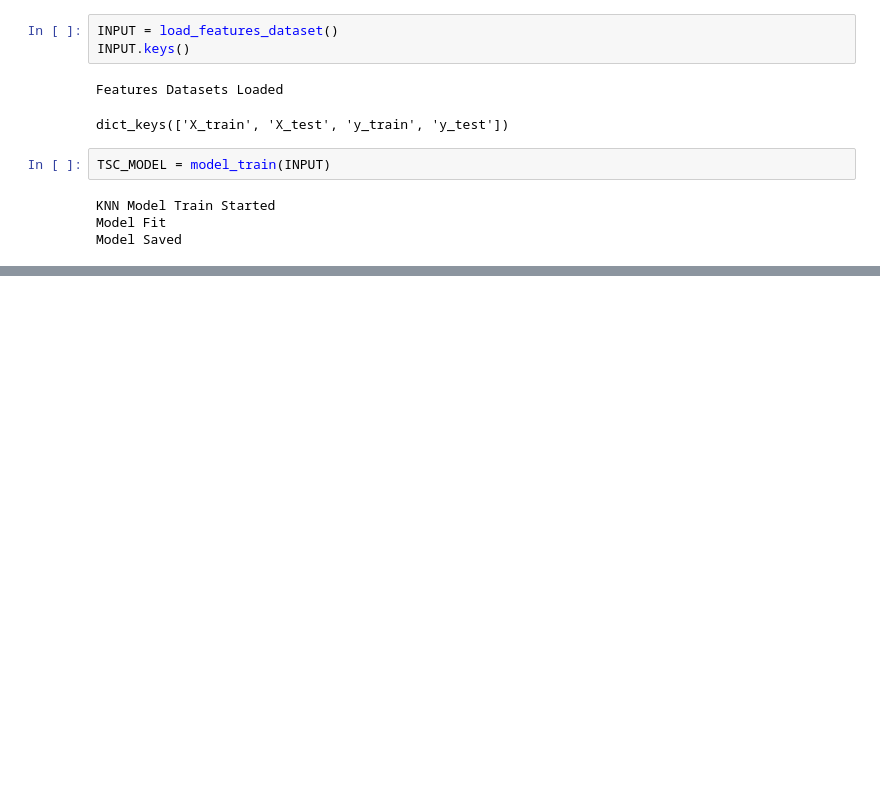
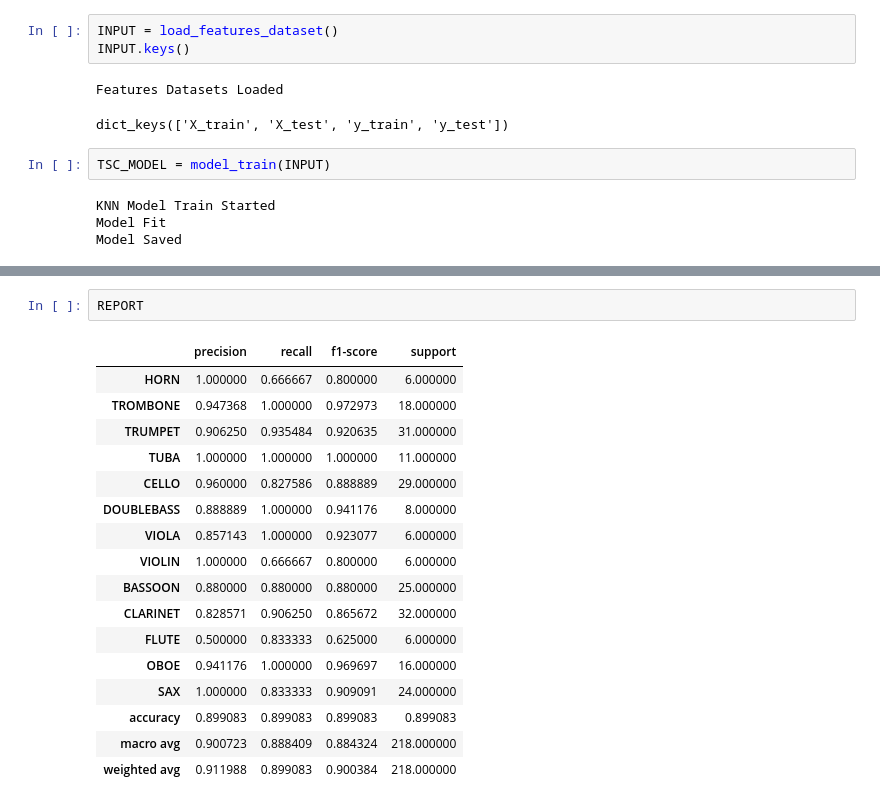
Before and after one commit to whoiswelliton/Undergraduate_Thesis, a Jupyter notebook: Automatic_Musical_Instrument_Classification_using_Multivariate_Time_Series_Classification.ipynb, the cells around one changed output, grey strips where cells are left out. Cells and saved outputs as stored; diff of their text form; blank space fills up the shorter version.

```diff
--- a/Automatic_Musical_Instrument_Classification_using_Multivariate_Time_Series_Classification.ipynb
+++ b/Automatic_Musical_Instrument_Classification_using_Multivariate_Time_Series_Classification.ipynb
@@ -1346,0 +1346,20 @@ All Metrics Saved
+# %%
+REPORT
+# %% [output]
+|  | precision | recall | f1-score | support |
+| HORN | 1.000000 | 0.666667 | 0.800000 | 6.000000 |
+| TROMBONE | 0.947368 | 1.000000 | 0.972973 | 18.000000 |
+| TRUMPET | 0.906250 | 0.935484 | 0.920635 | 31.000000 |
+| TUBA | 1.000000 | 1.000000 | 1.000000 | 11.000000 |
+| CELLO | 0.960000 | 0.827586 | 0.888889 | 29.000000 |
+| DOUBLEBASS | 0.888889 | 1.000000 | 0.941176 | 8.000000 |
+| VIOLA | 0.857143 | 1.000000 | 0.923077 | 6.000000 |
+| VIOLIN | 1.000000 | 0.666667 | 0.800000 | 6.000000 |
+| BASSOON | 0.880000 | 0.880000 | 0.880000 | 25.000000 |
+| CLARINET | 0.828571 | 0.906250 | 0.865672 | 32.000000 |
+| FLUTE | 0.500000 | 0.833333 | 0.625000 | 6.000000 |
+| OBOE | 0.941176 | 1.000000 | 0.969697 | 16.000000 |
+| SAX | 1.000000 | 0.833333 | 0.909091 | 24.000000 |
+| accuracy | 0.899083 | 0.899083 | 0.899083 | 0.899083 |
+| macro avg | 0.900723 | 0.888409 | 0.884324 | 218.000000 |
+| weighted avg | 0.911988 | 0.899083 | 0.900384 | 218.000000 |
```
Also changed, not shown: parts of 7 cells of this notebook.
